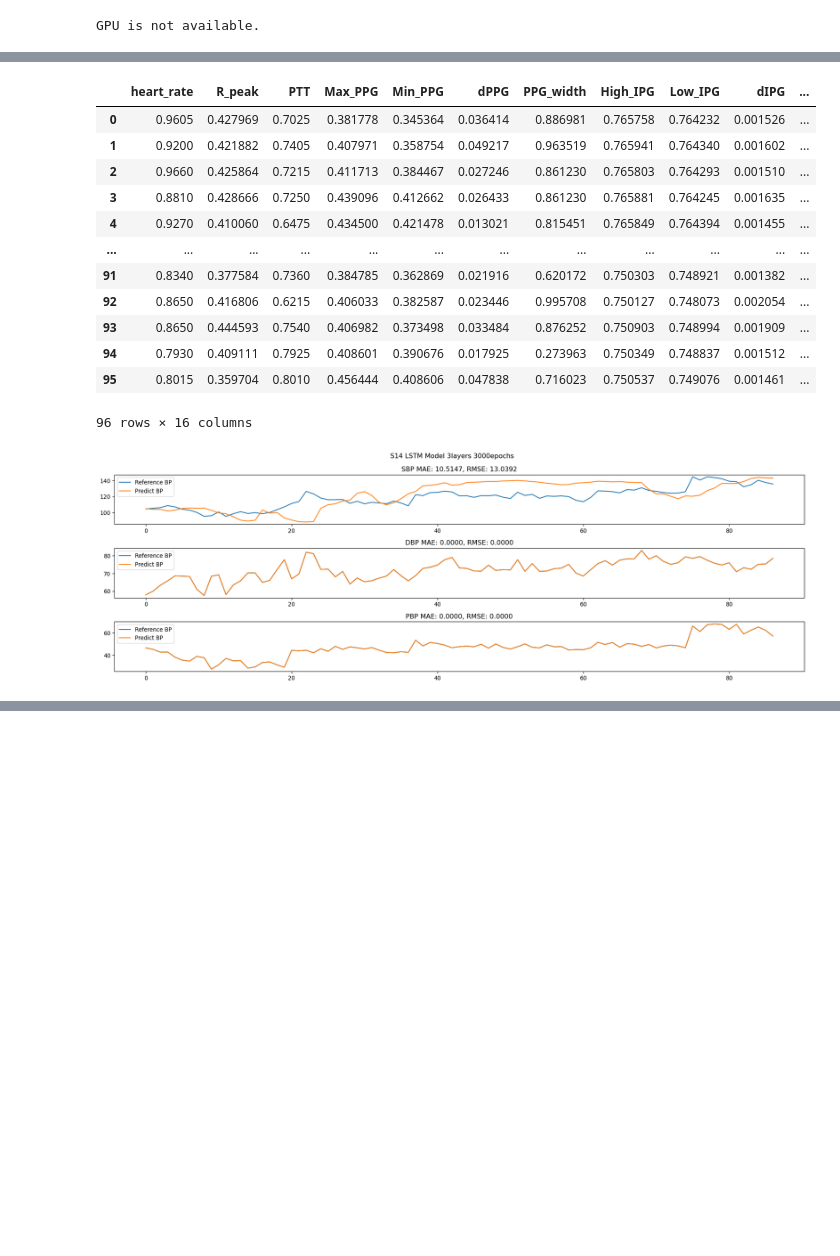
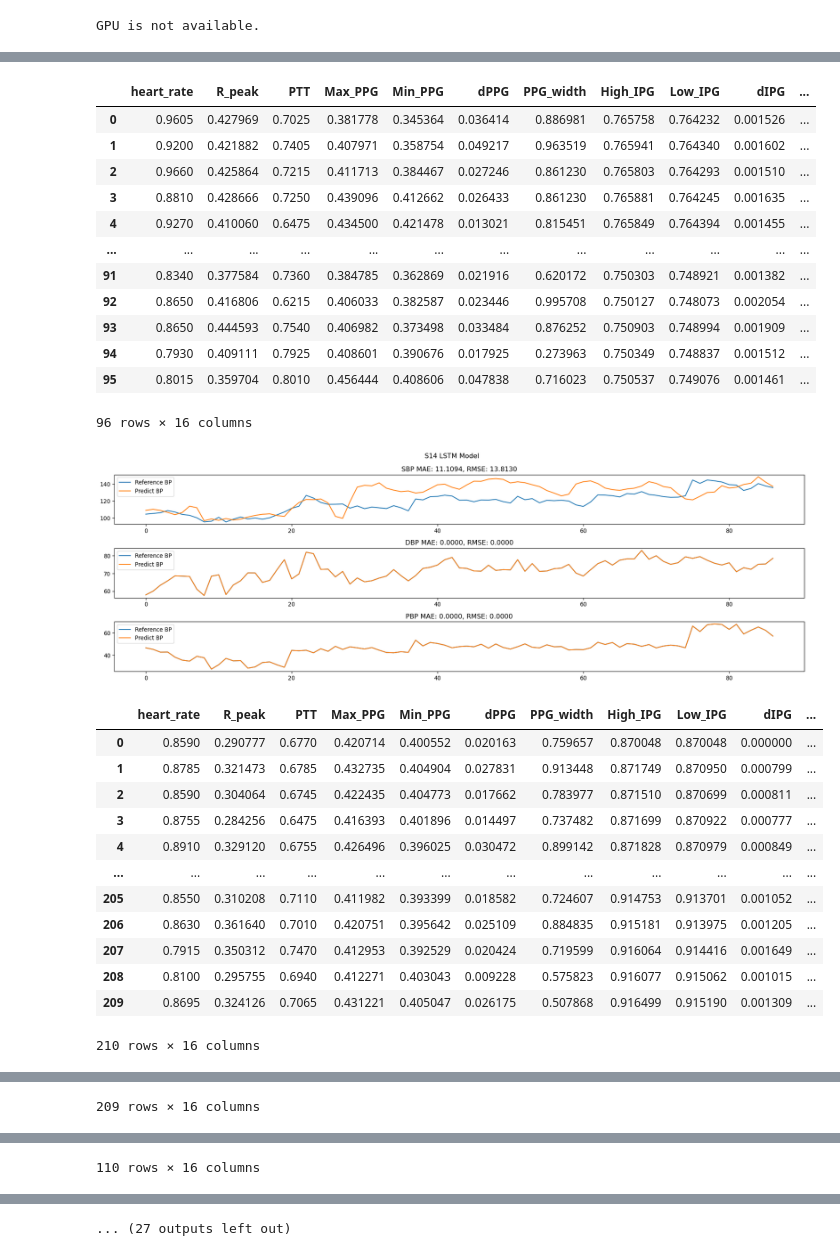
Before and after one commit to YanweiJIN/COCHEHK, a Jupyter notebook: MMBP/mmbp_04Oct23.ipynb, the cells around one changed output, grey strips where cells are left out. Drawn from its saved outputs; the diff is of its cells as text; code cells hidden in the pictures; blank space fills up the shorter version.

```diff
--- a/MMBP/mmbp_04Oct23.ipynb
+++ b/MMBP/mmbp_04Oct23.ipynb
@@ -480,10 +480,10 @@ def sbp_lstm_model(X_train):
 
     ## Fit BP models
     #num_epochs = epochs
-    optimizer = torch.optim.Adam(sbp_model.parameters(), lr=0.002)
+    optimizer = torch.optim.Adam(sbp_model.parameters(), lr=0.001)
     epoch = 0
     thisloss = 10000
-    while (thisloss > 0.5 and epoch < 10000):
+    while (thisloss > 50 and epoch < 10000):
     #for epoch in range(num_epochs):
         output = sbp_model(X_train)
         loss = abp_loss_function(output.squeeze(), y_train['SBP'])
@@ -537,34 +519,47 @@ def sbp_test_lstm(ts):
     results['MAE'] = ["{:.4f}".format(torch.mean(torch.abs(results['ref_BP'][i] - results['pred_BP'][i])).item()) for i in range(3)]
     results['RMSE'] = ["{:.4f}".format(torch.sqrt(torch.mean((results['ref_BP'][i] - results['pred_BP'][i]) ** 2)).item()) for i in range(3)]
 
     ## Compare BPs
     #if float(results["MAE"][0]) <= 7 or float(results["MAE"][1])<=3:
     fig, axs = plt.subplots(nrows=3, ncols=1, figsize=(18, 6), dpi=96)
     for i in range(3):
         axs[i].plot(results['ref_BP'][i], label='Reference BP')
         axs[i].plot(results['pred_BP'][i].cpu().detach().numpy(), label='Predict BP')
         axs[i].set_title(f'{results["BP"][i]} MAE: {results["MAE"][i]}, RMSE: {results["RMSE"][i]}')
         axs[i].legend()
-    fig.suptitle(f"{test_ft_all[0].split('_')[ts]} LSTM Model")
+    fig.suptitle(f"{test_ft_all[ts].split('_')[0]} LSTM Model")
     plt.tight_layout()
     #plt.savefig(f'{result_path}/S1_LSTM_{layers}layers_{num_epochs}epochs.png', format='png')
     plt.show()
     return
 
-for test in range(len(test_ft_all )):
-    sbp_test_lstm(test)
+for t in range(len(test_ft_all)):
+    sbp_test_lstm(t)
 # %% [output]
 |  | heart_rate | R_peak | PTT | Max_PPG | Min_PPG | dPPG | PPG_width | High_IPG | Low_IPG | dIPG | ... |
 | 0 | 0.9605 | 0.427969 | 0.7025 | 0.381778 | 0.345364 | 0.036414 | 0.886981 | 0.765758 | 0.764232 | 0.001526 | ... |
 | 1 | 0.9200 | 0.421882 | 0.7405 | 0.407971 | 0.358754 | 0.049217 | 0.963519 | 0.765941 | 0.764340 | 0.001602 | ... |
 | 2 | 0.9660 | 0.425864 | 0.7215 | 0.411713 | 0.384467 | 0.027246 | 0.861230 | 0.765803 | 0.764293 | 0.001510 | ... |
 | 3 | 0.8810 | 0.428666 | 0.7250 | 0.439096 | 0.412662 | 0.026433 | 0.861230 | 0.765881 | 0.764245 | 0.001635 | ... |
 | 4 | 0.9270 | 0.410060 | 0.6475 | 0.434500 | 0.421478 | 0.013021 | 0.815451 | 0.765849 | 0.764394 | 0.001455 | ... |
 | ... | ... | ... | ... | ... | ... | ... | ... | ... | ... | ... | ... |
 | 91 | 0.8340 | 0.377584 | 0.7360 | 0.384785 | 0.362869 | 0.021916 | 0.620172 | 0.750303 | 0.748921 | 0.001382 | ... |
 | 92 | 0.8650 | 0.416806 | 0.6215 | 0.406033 | 0.382587 | 0.023446 | 0.995708 | 0.750127 | 0.748073 | 0.002054 | ... |
 | 93 | 0.8650 | 0.444593 | 0.7540 | 0.406982 | 0.373498 | 0.033484 | 0.876252 | 0.750903 | 0.748994 | 0.001909 | ... |
 | 94 | 0.7930 | 0.409111 | 0.7925 | 0.408601 | 0.390676 | 0.017925 | 0.273963 | 0.750349 | 0.748837 | 0.001512 | ... |
 | 95 | 0.8015 | 0.359704 | 0.8010 | 0.456444 | 0.408606 | 0.047838 | 0.716023 | 0.750537 | 0.749076 | 0.001461 | ... |
 96 rows × 16 columns
-[figure, old version]
+[figure, new version]
+|  | heart_rate | R_peak | PTT | Max_PPG | Min_PPG | dPPG | PPG_width | High_IPG | Low_IPG | dIPG | ... |
+| 0 | 0.8590 | 0.290777 | 0.6770 | 0.420714 | 0.400552 | 0.020163 | 0.759657 | 0.870048 | 0.870048 | 0.000000 | ... |
+| 1 | 0.8785 | 0.321473 | 0.6785 | 0.432735 | 0.404904 | 0.027831 | 0.913448 | 0.871749 | 0.870950 | 0.000799 | ... |
+| 2 | 0.8590 | 0.304064 | 0.6745 | 0.422435 | 0.404773 | 0.017662 | 0.783977 | 0.871510 | 0.870699 | 0.000811 | ... |
+| 3 | 0.8755 | 0.284256 | 0.6475 | 0.416393 | 0.401896 | 0.014497 | 0.737482 | 0.871699 | 0.870922 | 0.000777 | ... |
+| 4 | 0.8910 | 0.329120 | 0.6755 | 0.426496 | 0.396025 | 0.030472 | 0.899142 | 0.871828 | 0.870979 | 0.000849 | ... |
+| ... | ... | ... | ... | ... | ... | ... | ... | ... | ... | ... | ... |
+| 205 | 0.8550 | 0.310208 | 0.7110 | 0.411982 | 0.393399 | 0.018582 | 0.724607 | 0.914753 | 0.913701 | 0.001052 | ... |
+| 206 | 0.8630 | 0.361640 | 0.7010 | 0.420751 | 0.395642 | 0.025109 | 0.884835 | 0.915181 | 0.913975 | 0.001205 | ... |
+| 207 | 0.7915 | 0.350312 | 0.7470 | 0.412953 | 0.392529 | 0.020424 | 0.719599 | 0.916064 | 0.914416 | 0.001649 | ... |
+| 208 | 0.8100 | 0.295755 | 0.6940 | 0.412271 | 0.403043 | 0.009228 | 0.575823 | 0.916077 | 0.915062 | 0.001015 | ... |
+| 209 | 0.8695 | 0.324126 | 0.7065 | 0.431221 | 0.405047 | 0.026175 | 0.507868 | 0.916499 | 0.915190 | 0.001309 | ... |
+210 rows × 16 columns
@@ -570,0 +579 @@ for test in range(len(test_ft_all )):
+209 rows × 16 columns
@@ -570,0 +593 @@ for test in range(len(test_ft_all )):
+110 rows × 16 columns
@@ -570,0 +595 @@ for test in range(len(test_ft_all )):
+... (27 outputs left out)
```
Also changed, not shown: parts of 2 cells of this notebook.
